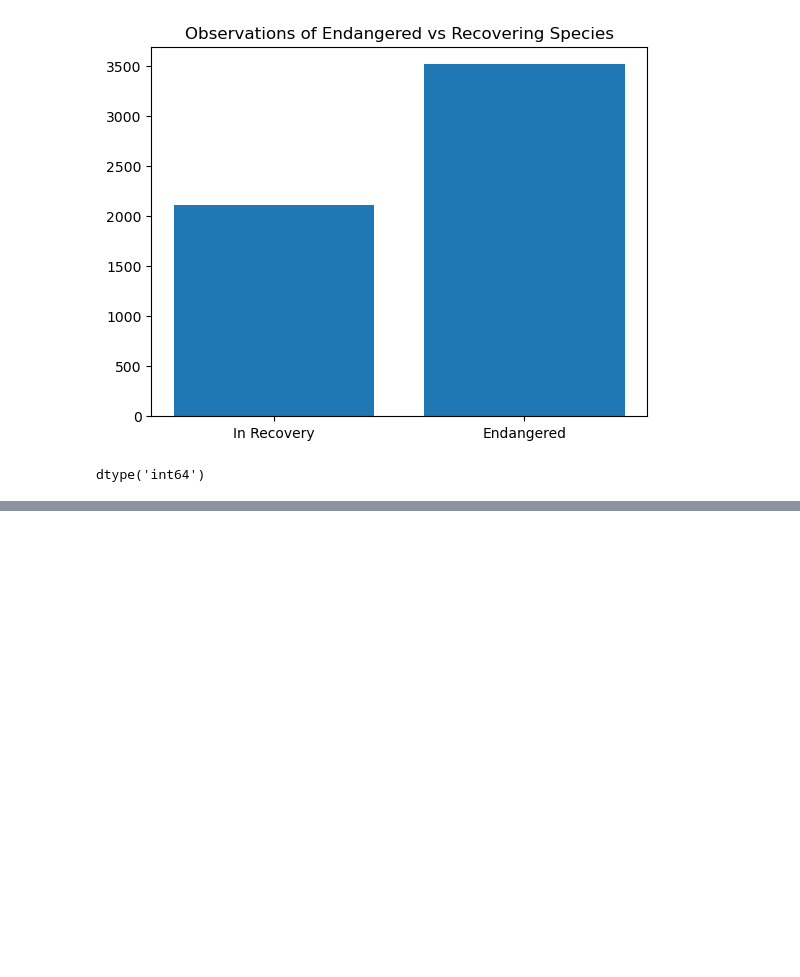
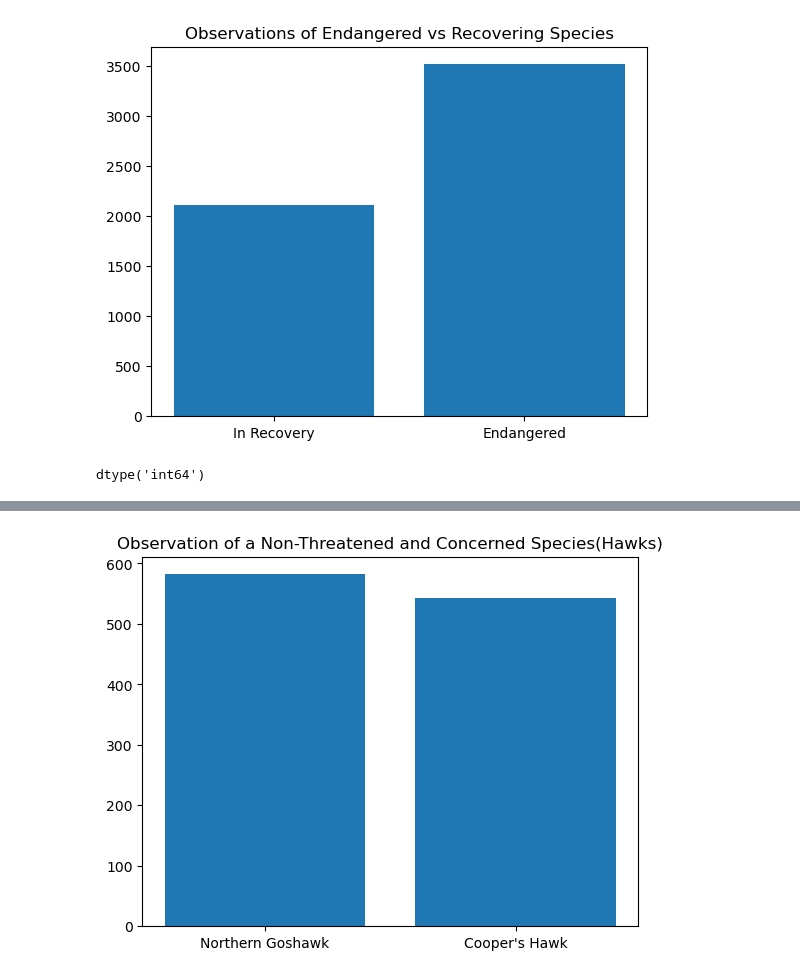
Before and after one commit to MrShade138/Biodiversity-Project, a Jupyter notebook: biodiversity.ipynb, the cells around one changed output, grey strips where cells are left out. Saved outputs shown, nothing was run; the diff lists cells and outputs as text; code cells hidden in the pictures; blank space fills up the shorter version.

```diff
--- a/biodiversity.ipynb
+++ b/biodiversity.ipynb
@@ -102,0 +145,4 @@ dtype('int64')
+# %%
+concerned_count.dtypes
+concerned_birds= concerned_count[concerned_count.category == 'Bird']
+concerned_birds= pd.merge(concerned_birds, observations, how= 'left')
@@ -102,0 +158,15 @@ dtype('int64')
+# %%
+good_birds= species[species.conservation_status.isna()]
+good_birds= good_birds[good_birds.category == 'Bird']
+good_birds_obs= pd.merge(good_birds, observations, how= 'left')
+northern_goshawk= good_birds_obs.iloc[4: 8]
+coopers_hawk= concerned_birds.iloc[0: 4]
+counts4 = [northern_goshawk.observations.sum(), coopers_hawk.observations.sum()]
+ax= plt.subplot()
+plt.bar(range(len(counts4)), counts4 )
+plt.title('Observation of a Non-Threatened and Concerned Species(Hawks)')
+ax.set_xticks(range(len(counts4)))
+ax.set_xticklabels(['Northern Goshawk','Cooper\'s Hawk'])
+plt.show()
+# %% [output]
+[figure, added]
```
Also changed, not shown: parts of 13 cells of this notebook.
